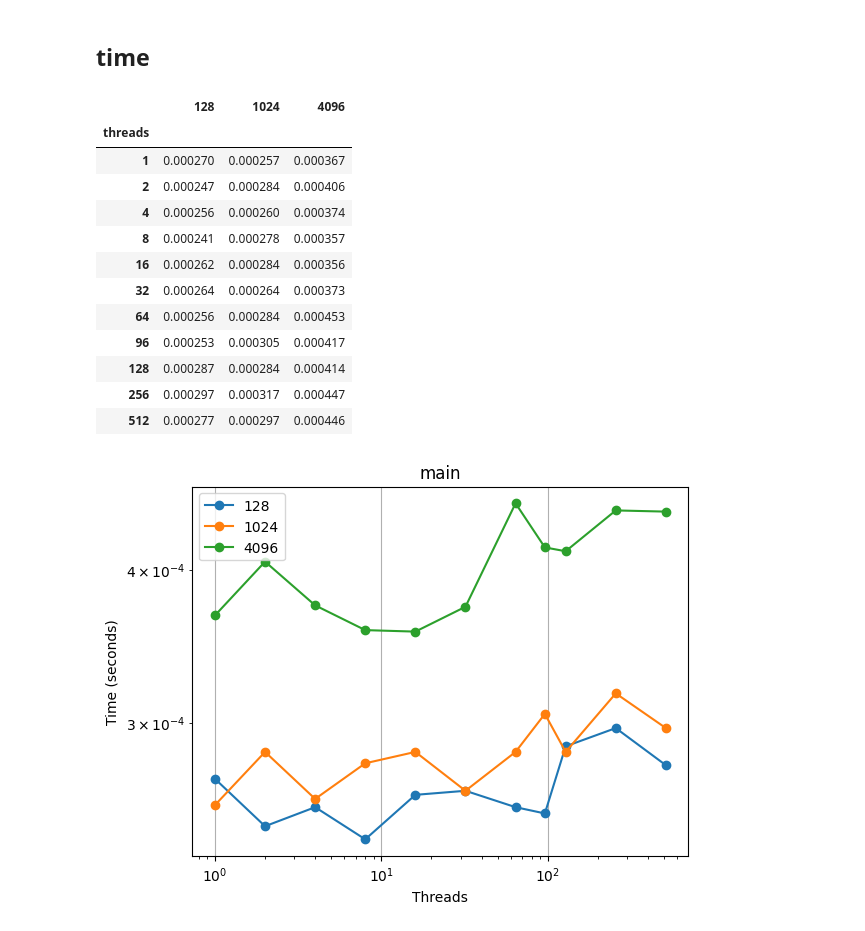
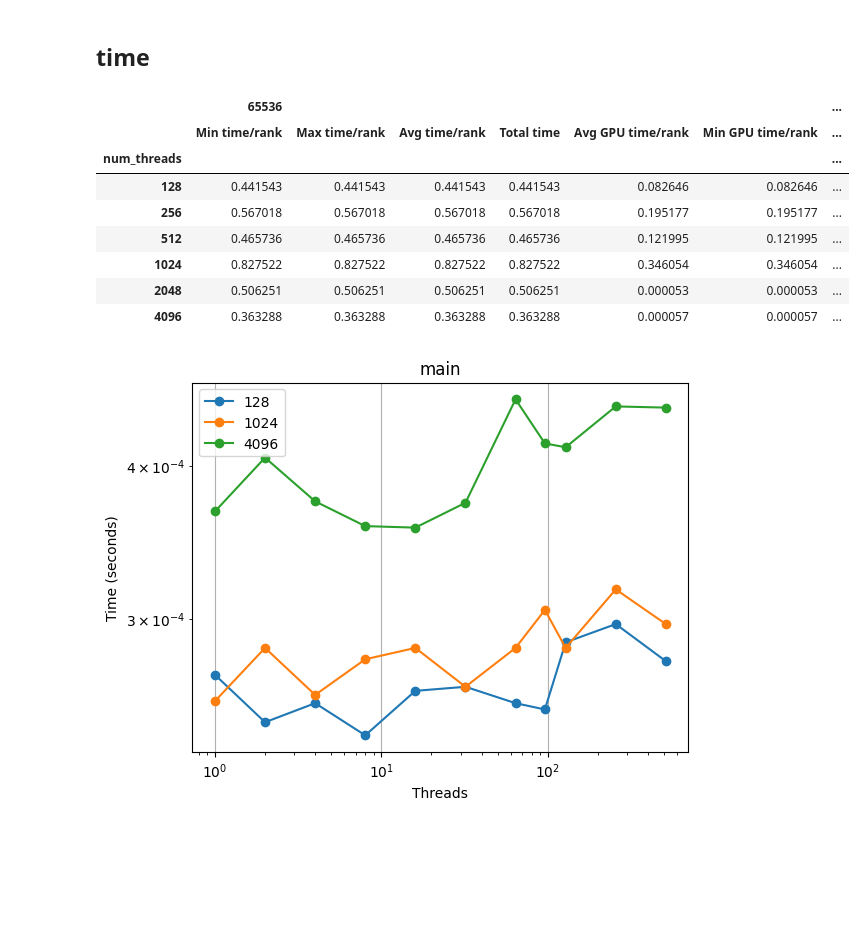
Before and after one commit to aheff20/CSCE435GroupProject, a Jupyter notebook: SampleSort_thicket.ipynb, the cells around one changed output. Cells and saved outputs as stored; diff of their text form; code cells hidden in the pictures; blank space fills up the shorter version.

Commit message:
update sample sort thicket

```diff
--- a/SampleSort_thicket.ipynb
+++ b/SampleSort_thicket.ipynb
@@ -133,5 +127,8 @@ tks["mpi_strong_random"].metadata
 gbs = {}
 
 for i in tks.keys():
-    gbs[i] = tks[i].groupby("InputSize")
+    if "strong" in i:
+        gbs[i] = tks[i].groupby("InputSize")
+    else:
+        gbs[i] = tks[i].groupby("num_threads")
 # %% [output]
@@ -162,9 +159,17 @@ dict_keys(['cuda_weak_sorted', 'cuda_weak_reverse', 'cuda_weak_random', 'cuda_we
 ctks = {}
 
 for i in gbs.keys():
-    ctks[i] = th.Thicket.concat_thickets(
-        thickets=list(gbs[i].values()),
-        headers=list(gbs[i].keys()),
-        axis="columns",
-        metadata_key="num_threads"
-    )
+    if "strong" in i:
+        ctks[i] = th.Thicket.concat_thickets(
+            thickets=list(gbs[i].values()),
+            headers=list(gbs[i].keys()),
+            axis="columns",
+            metadata_key="num_threads"
+        )
+    else:
+        ctks[i] = th.Thicket.concat_thickets(
+            thickets=list(gbs[i].values()),
+            headers=list(gbs[i].keys()),
+            axis="columns",
+            metadata_key="InputSize"
+        )
@@ -232,0 +226,18 @@ ctk.dataframe
+# %%
+for i in ctks.keys():
+    if "strong" in i:
+        if "cuda" in i:
+            ctks[i].dataframe = ctks[i].dataframe.reset_index().drop([("node", ""), (65536, "nid"), (65536, "spot.channel")], axis=1)
+            ctks[i].dataframe = ctks[i].dataframe.rename({("name", ""): "name", ("num_threads", ""): "num_threads"}).set_index(["name", "num_threads"])
+            #ctks[i].dataframe.columns = ctks[i].dataframe.columns.droplevel(1)
+        else:
+            ctks[i].dataframe = ctks[i].dataframe.reset_index().drop([("node", ""), (1048576, "nid"), (1048576, "spot.channel")], axis=1)
+            ctks[i].dataframe = ctks[i].dataframe.rename({("name", ""): "name", ("num_threads", ""): "num_threads"}).set_index(["name", "num_threads"])
+            #ctks[i].dataframe.columns = ctks[i].dataframe.columns.droplevel(1)
+    else:
+        if "cuda" in i:
+            ctks[i].dataframe = ctks[i].dataframe.reset_index().drop([("node", ""), (2048, "nid"), (2048, "spot.channel")], axis=1)
+            ctks[i].dataframe = ctks[i].dataframe.rename({("name", ""): "name", ("InputSize", ""): "InputSize"}).set_index(["name", "InputSize"])
+        else:
+            ctks[i].dataframe = ctks[i].dataframe.reset_index().drop([("node", ""), (128, "nid"), (128, "spot.channel")], axis=1)
+            ctks[i].dataframe = ctks[i].dataframe.rename({("name", ""): "name", ("InputSize", ""): "InputSize"}).set_index(["name", "InputSize"])
@@ -277,21 +310,17 @@ def plot_mpl(df, title, xlabel, ylabel):
 # %% [markdown]
 ## time
 # %%
-ctk.dataframe.loc["main"]
+ctks["cuda_strong_random"].dataframe.loc["main"]
 # %% [output]
-|  | 128 | 1024 | 4096 |
-| threads |  |  |  |
-| 1 | 0.000270 | 0.000257 | 0.000367 |
-| 2 | 0.000247 | 0.000284 | 0.000406 |
-| 4 | 0.000256 | 0.000260 | 0.000374 |
-| 8 | 0.000241 | 0.000278 | 0.000357 |
-| 16 | 0.000262 | 0.000284 | 0.000356 |
-| 32 | 0.000264 | 0.000264 | 0.000373 |
-| 64 | 0.000256 | 0.000284 | 0.000453 |
-| 96 | 0.000253 | 0.000305 | 0.000417 |
-| 128 | 0.000287 | 0.000284 | 0.000414 |
-| 256 | 0.000297 | 0.000317 | 0.000447 |
-| 512 | 0.000277 | 0.000297 | 0.000446 |
+|  | 65536 |  |  |  |  |  | ... |
+|  | Min time/rank | Max time/rank | Avg time/rank | Total time | Avg GPU time/rank | Min GPU time/rank | ... |
+| num_threads |  |  |  |  |  |  | ... |
+| 128 | 0.441543 | 0.441543 | 0.441543 | 0.441543 | 0.082646 | 0.082646 | ... |
+| 256 | 0.567018 | 0.567018 | 0.567018 | 0.567018 | 0.195177 | 0.195177 | ... |
+| 512 | 0.465736 | 0.465736 | 0.465736 | 0.465736 | 0.121995 | 0.121995 | ... |
+| 1024 | 0.827522 | 0.827522 | 0.827522 | 0.827522 | 0.346054 | 0.346054 | ... |
+| 2048 | 0.506251 | 0.506251 | 0.506251 | 0.506251 | 0.000053 | 0.000053 | ... |
+| 4096 | 0.363288 | 0.363288 | 0.363288 | 0.363288 | 0.000057 | 0.000057 | ... |
 # %%
 for name in function_names:
     plot_pandas(
```
Also changed, not shown: parts of 12 cells of this notebook.
